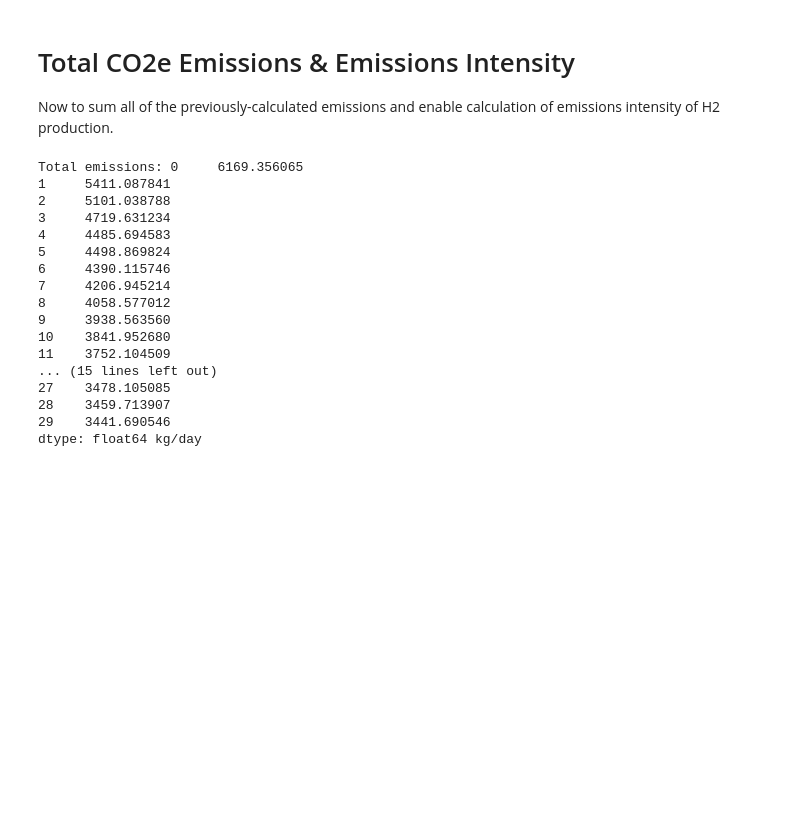
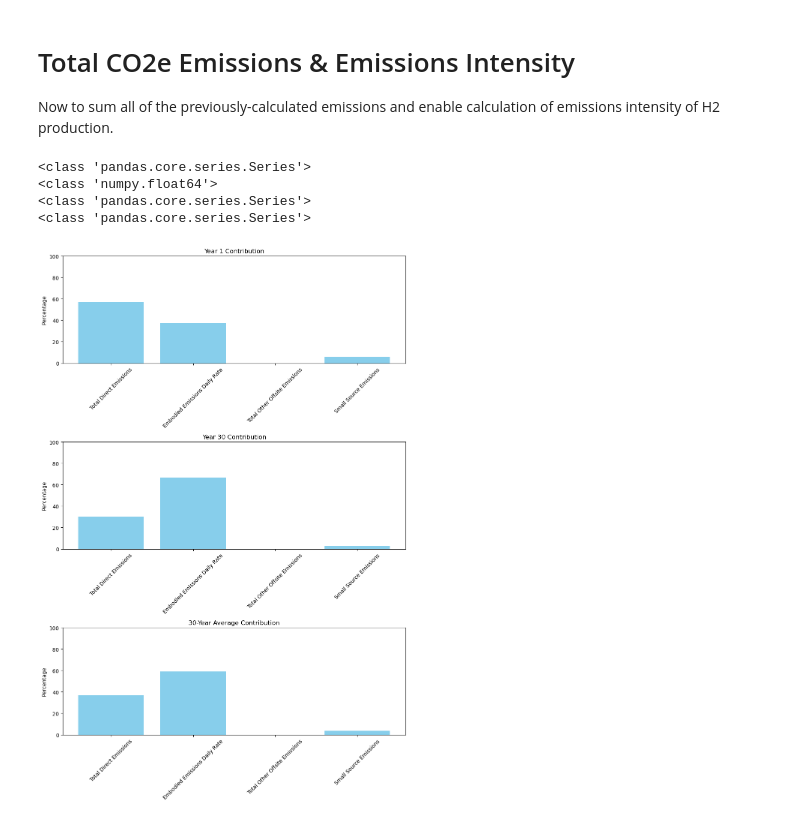
Before and after one commit to tblackfd/Geologic-Hydrogen-LCA-TEA, a Jupyter notebook: BrandtModelReplication_v0_1.ipynb, the cells around one changed output. Drawn from its saved outputs; the diff is of its cells as text; code cells hidden in the pictures; blank space fills up the shorter version.

Commit message:
Re-pushing with prelim summary plots.

```diff
--- a/BrandtModelReplication_v0_1.ipynb
+++ b/BrandtModelReplication_v0_1.ipynb
@@ -1560,22 +1560,58 @@ Now to sum all of the previously-calculated emissions and enable calculation of
 # %%
 total_emissions = total_direct_emissions + embodied_emissions_daily_rate + total_other_offsite_emissions + small_source_emissions
 
-print('Total emissions:', total_emissions, 'kg/day')
+# print('Total emissions:', total_emissions, 'kg/day')
+
+print(type(total_direct_emissions))
+print(type(embodied_emissions_daily_rate))
+print(type(total_other_offsite_emissions))
+print(type(small_source_emissions))
 # %% [output]
-Total emissions: 0     6169.356065
-1     5411.087841
-2     5101.038788
-3     4719.631234
-4     4485.694583
-5     4498.869824
-6     4390.115746
-7     4206.945214
-8     4058.577012
-9     3938.563560
-10    3841.952680
-11    3752.104509
-... (15 lines left out)
-27    3478.105085
-28    3459.713907
-29    3441.690546
-dtype: float64 kg/day
+<class 'pandas.core.series.Series'>
+<class 'numpy.float64'>
+<class 'pandas.core.series.Series'>
+<class 'pandas.core.series.Series'>
+# %%
+# Creating a Series from a scalar, repeated 30 times
+embodied_emissions_daily_rate_series = pd.Series(np.full(30, embodied_emissions_daily_rate))
+
+components = [total_direct_emissions, embodied_emissions_daily_rate_series, total_other_offsite_emissions, small_source_emissions]
+component_names = ['Total Direct Emissions', 'Embodied Emissions Daily Rate', 'Total Other Offsite Emissions', 'Small Source Emissions']
+
+# Create a DataFrame for ease of calculations
+data = pd.DataFrame({
+    'Total Direct Emissions': total_direct_emissions,
+    'Embodied Emissions Daily Rate': embodied_emissions_daily_rate_series,
+    'Total Other Offsite Emissions': total_other_offsite_emissions,
+    'Small Source Emissions': small_source_emissions
+})
+
+# Calculate the relative contributions
+data_relative = data.div(data.sum(axis=1), axis=0) * 100
+
+# Create subplots
+fig, axs = plt.subplots(3, 1, figsize=(10, 15))
+
+# Titles for plots
+titles = ['Year 1 Contribution', 'Year 30 Contribution', '30-Year Average Contribution']
+
+# Plot data for the first year, last year, and the average
+for i, idx in enumerate([0, -1, None]):  # None will handle the mean case
+    if idx is None:
+        # Calculate mean across all years
+        mean_contributions = data_relative.mean()
+        axs[i].bar(mean_contributions.index, mean_contributions, color='skyblue')
+    else:
+        # Year-specific data
+        axs[i].bar(data_relative.columns, data_relative.iloc[idx], color='skyblue')
+
+    axs[i].set_title(titles[i])
+    axs[i].set_ylabel('Percentage')
+    axs[i].set_ylim(0, 100)  # Ensure y-axis is same for comparison
+    axs[i].set_xticklabels(data_relative.columns, rotation=45)
+
+# Adjust layout and display the plot
+plt.tight_layout()
+plt.show()
+# %% [output]
+[figure, added]
```
Also changed, not shown: parts of 3 cells of this notebook.
